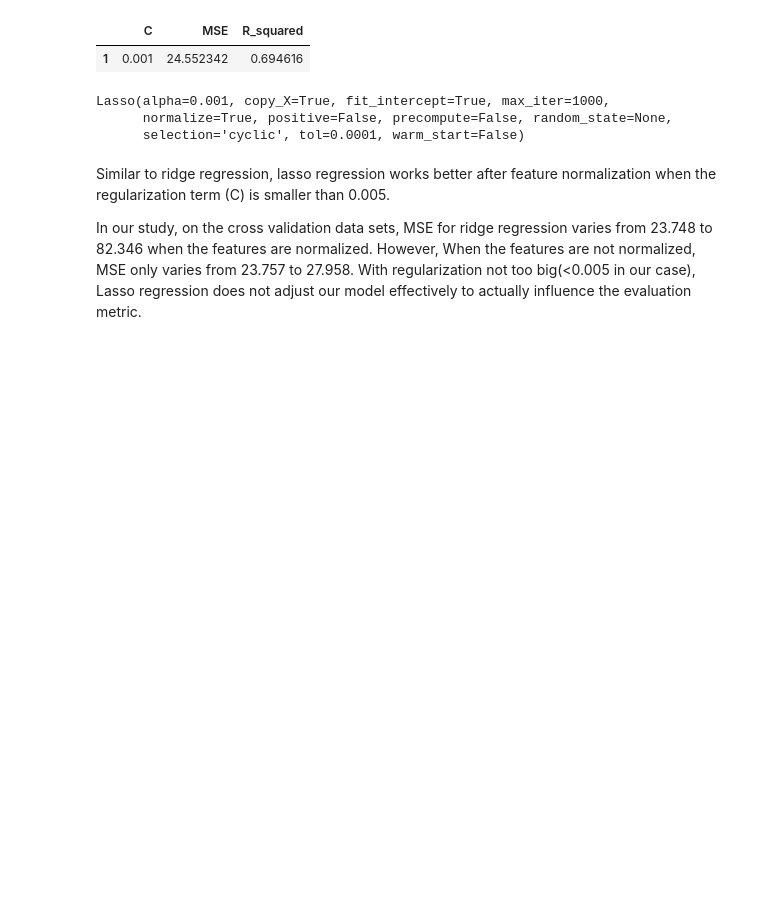
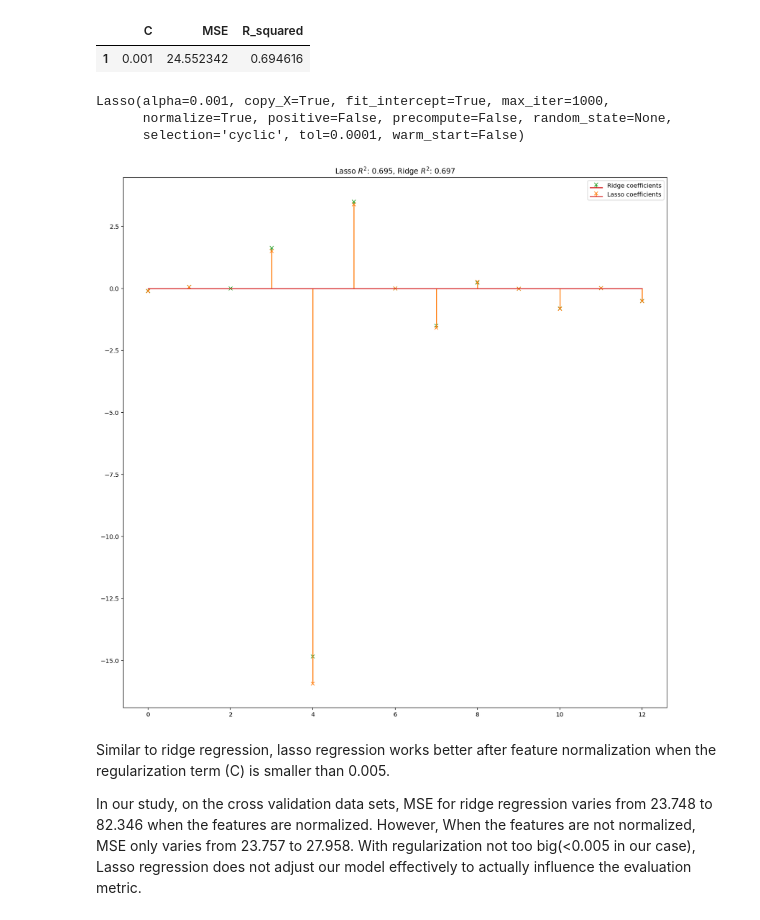
Before and after one commit to jeremy-dai/23-Statistical-Learning, a Jupyter notebook: Assignment 1/Assignment 1.ipynb, the cells around one changed output. Cells and saved outputs as stored; diff of their text form; code cells hidden in the pictures; blank space fills up the shorter version.

```diff
--- a/Assignment 1/Assignment 1.ipynb
+++ b/Assignment 1/Assignment 1.ipynb
@@ -488,6 +475,20 @@ model_lasso.fit(X_train, y_train)
 Lasso(alpha=0.001, copy_X=True, fit_intercept=True, max_iter=1000,
       normalize=True, positive=False, precompute=False, random_state=None,
       selection='cyclic', tol=0.0001, warm_start=False)
+# %%
+m, s, _ = plt.stem(np.where(model_ridge.coef_)[0], model_ridge.coef_[model_ridge.coef_ != 0],
+                   markerfmt='x', label='Ridge coefficients')
+plt.setp([m, s], color="#2ca02c")
+m, s, _ = plt.stem(np.where(model_lasso.coef_)[0], model_lasso.coef_[model_lasso.coef_ != 0],
+                   markerfmt='x', label='Lasso coefficients')
+plt.setp([m, s], color='#ff7f0e')
+#plt.stem(np.where(coef)[0], coef[coef != 0], label='true coefficients',markerfmt='bx')
+
+plt.legend(loc='best')
+plt.title("Lasso $R^2$: %.3f, Ridge $R^2$: %.3f" % (df_lasso_best.iloc[0,2], df_ridge_best.iloc[0,2]))
+plt.show()
+# %% [output]
+[figure, added]
 # %% [markdown]
 Similar to ridge regression, lasso regression works better after feature normalization when the regularization term (C) is smaller than 0.005.
 
```
Also changed, not shown: parts of 21 cells of this notebook, 5 other files.
